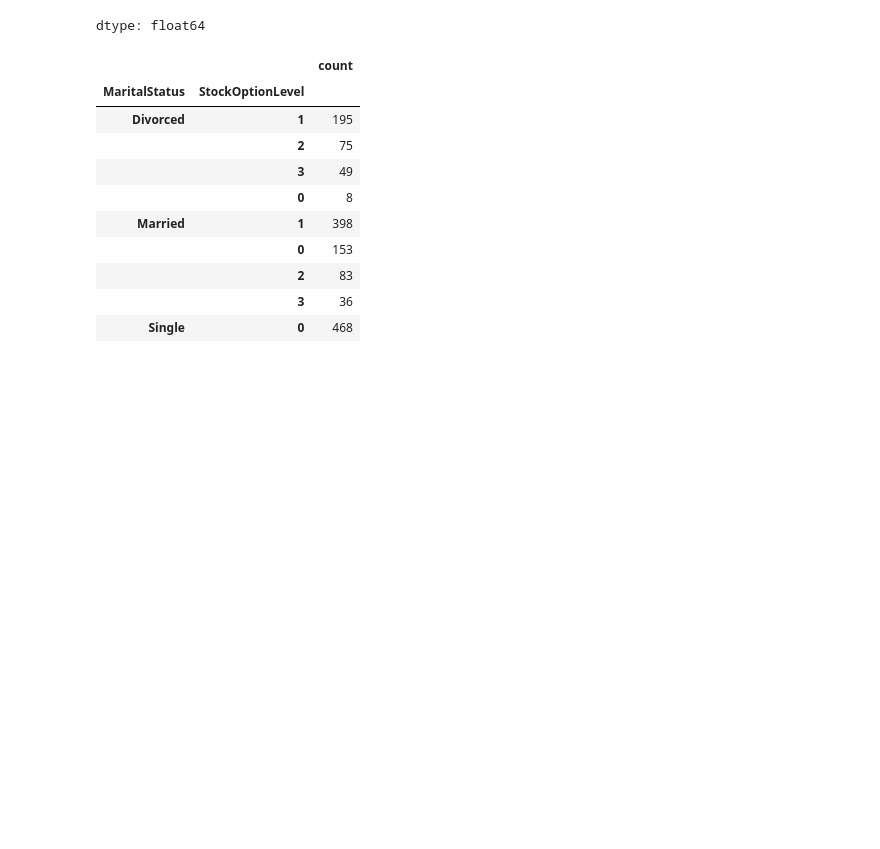
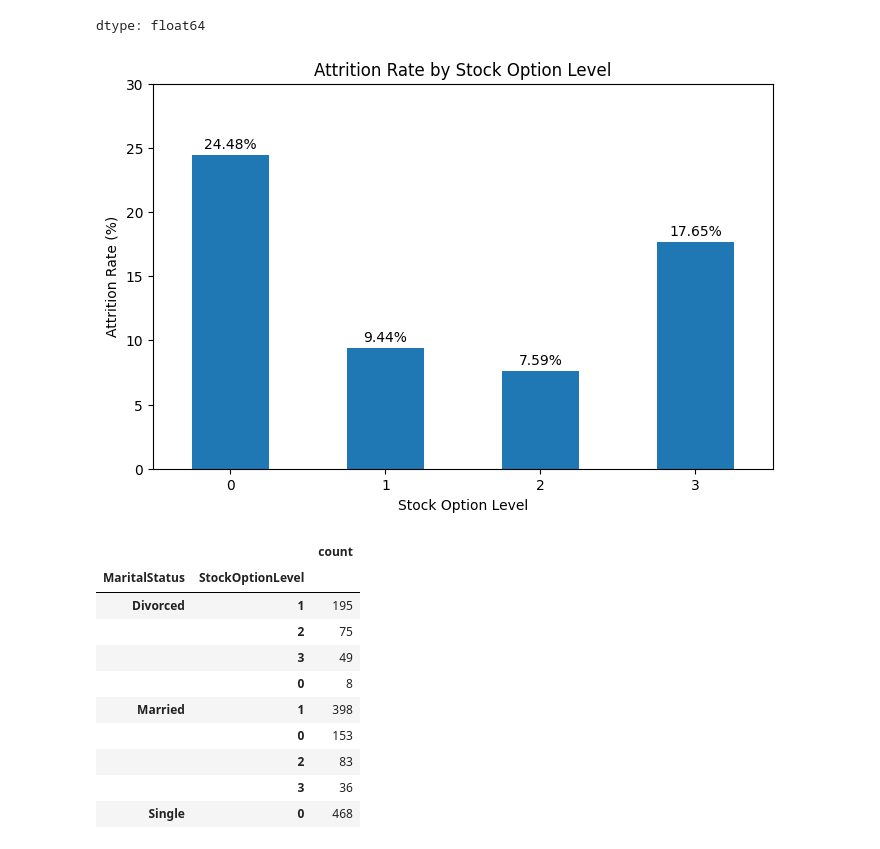
Before and after one commit to Jamieho1602/IBM-HR-Analytics-Overview, a Jupyter notebook: IBM_HR_Analytics.ipynb, the cells around one changed output. Drawn from its saved outputs; the diff is of its cells as text; code cells hidden in the pictures; blank space fills up the shorter version.

```diff
--- a/IBM_HR_Analytics.ipynb
+++ b/IBM_HR_Analytics.ipynb
@@ -855,6 +864,27 @@ dtype: float64
 | 2 | 7.59 |
 | 3 | 17.65 |
 dtype: float64
+# %%
+# RQ2.6 - Attrition Rate by Stock Option Level
+
+stock_attrition = hr_data.groupby('StockOptionLevel')['Attrition_Flag'].mean() * 100
+
+ax = stock_attrition.plot(
+    kind='bar',
+    figsize=(8, 5),
+    title='Attrition Rate by Stock Option Level'
+)
+
+for i, value in enumerate(stock_attrition):
+    plt.text(i, value + 0.5, f'{value:.2f}%', ha='center')
+
+plt.xlabel('Stock Option Level')
+plt.ylabel('Attrition Rate (%)')
+plt.xticks(rotation=0)
+plt.ylim(0, 30)
+plt.show()
+# %% [output]
+[figure, added]
 # %%
 # Research Question 2.6 - Additional Analysis
 # Examine stock option distribution by marital status
```
Also changed, not shown: parts of 12 cells of this notebook.
